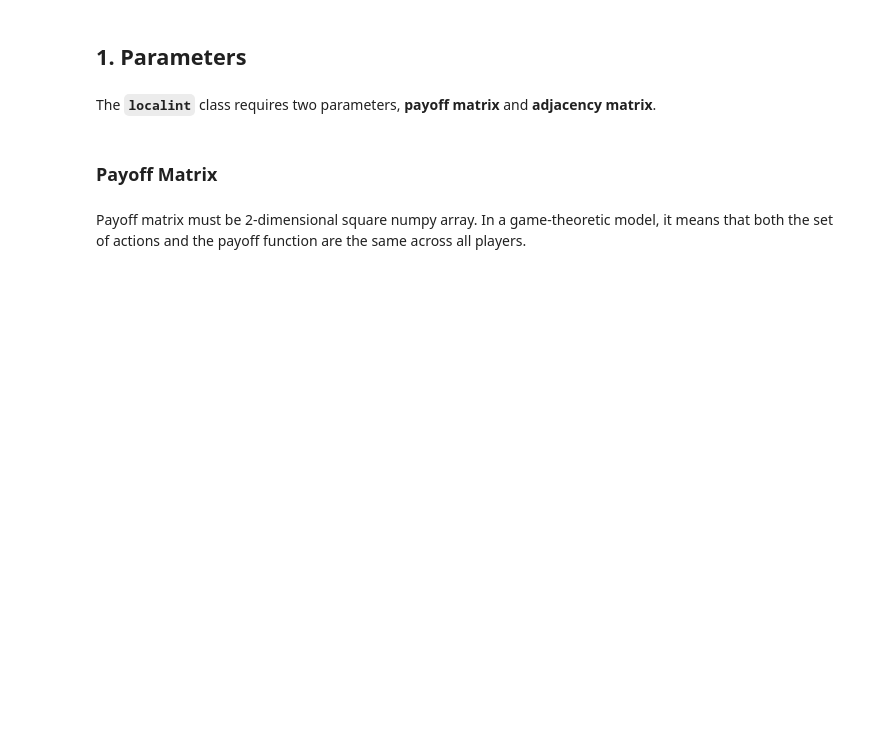
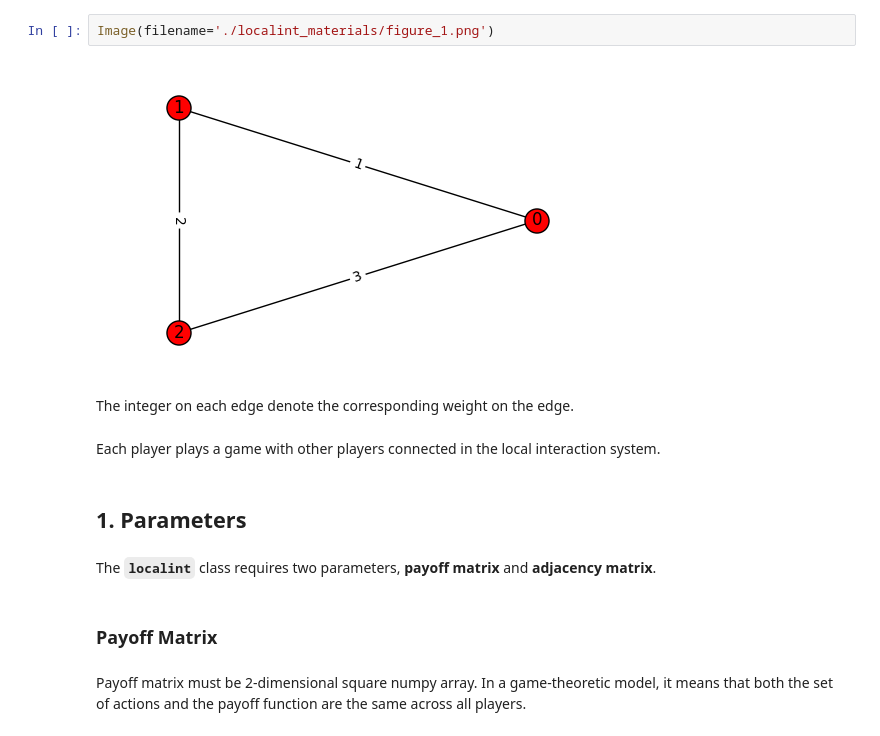
Before and after one commit to oyamad/game_theory_models, a Jupyter notebook: localint_note.ipynb, the cells around one changed output. Saved outputs shown, nothing was run; the diff lists cells and outputs as text; blank space fills up the shorter version.

```diff
--- a/localint_note.ipynb
+++ b/localint_note.ipynb
@@ -14,3 +41,11 @@ from localint import LocalInteraction
+# %%
+Image(filename='./localint_materials/figure_1.png')
+# %% [output]
+[figure, added]
+# %% [markdown]
+The integer on each edge denote the corresponding weight on the edge.
+# %% [markdown]
+Each player plays a game with other players connected in the local interaction system.
 # %% [markdown]
 ## 1. Parameters
 # %% [markdown]
```
Also changed, not shown: parts of 57 cells of this notebook.
